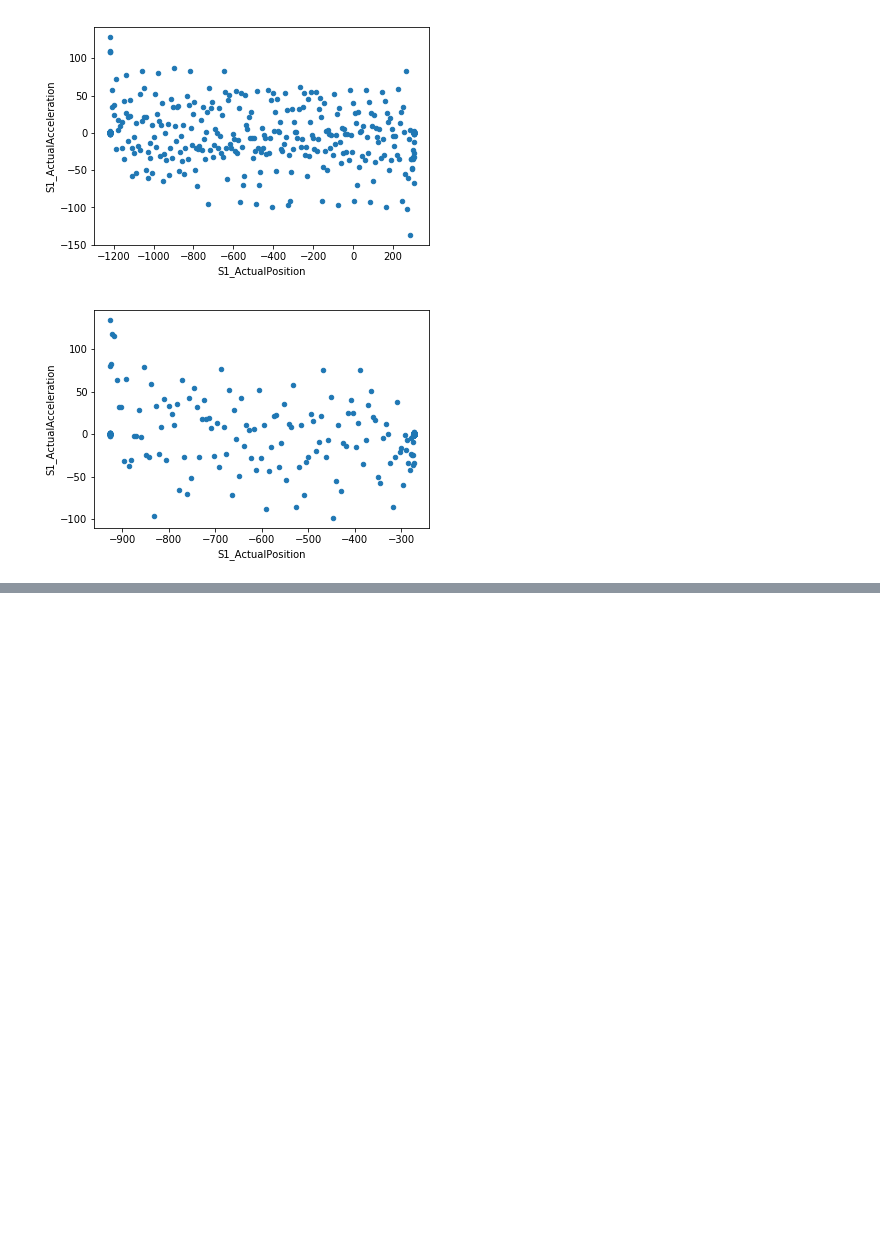
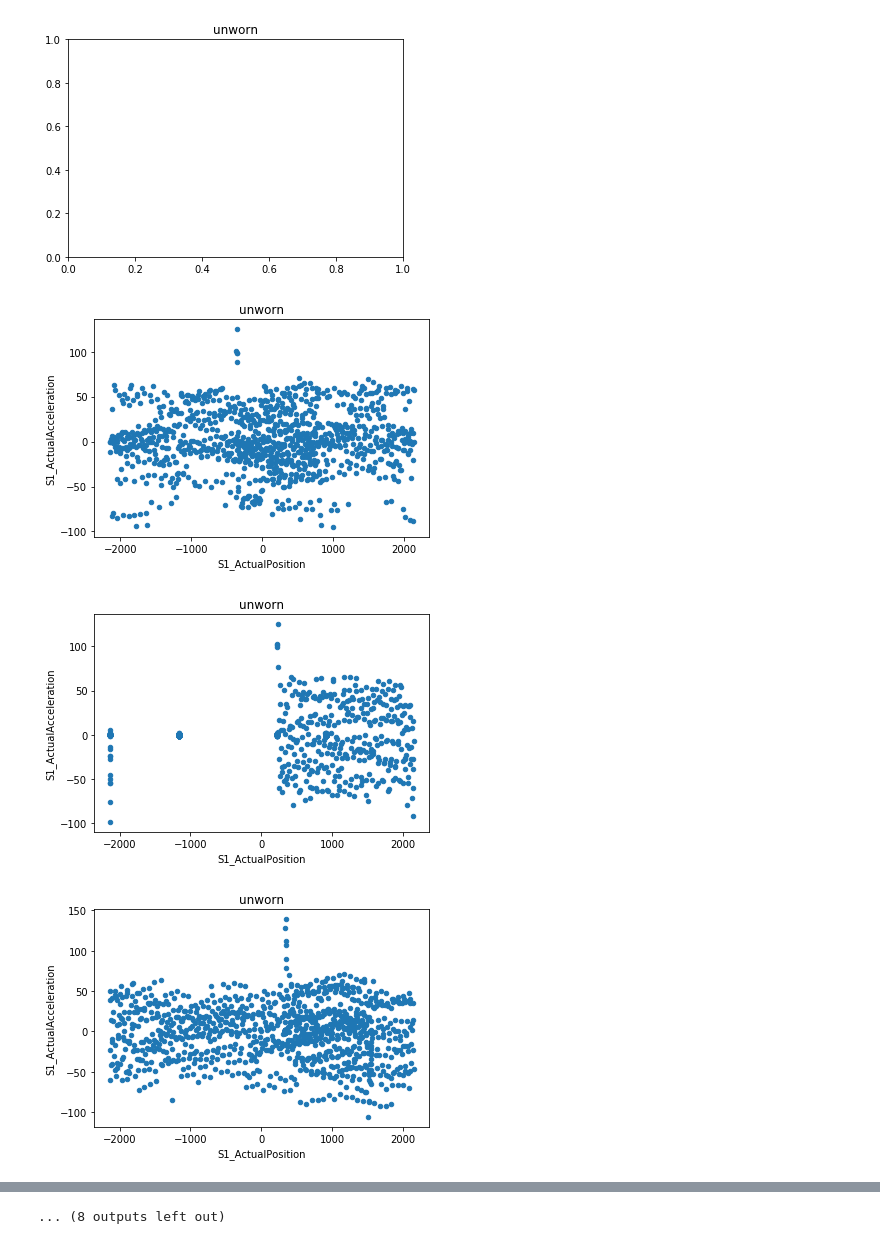
Before and after one commit to admin-create/DrillBitMonitor, a Jupyter notebook: nn.ipynb, the cells around one changed output, grey strips where cells are left out. Drawn from its saved outputs; the diff is of its cells as text; code cells hidden in the pictures; blank space fills up the shorter version.

Commit message:
Add files via upload
unworn and worn tools chart based on position and accelaration

```diff
--- a/nn.ipynb
+++ b/nn.ipynb
@@ -40,12 +40,16 @@ class Spindle_Motor_Graphs():
            5:'S1_CommandVelocity',6:'S1_CommandAcceleration',7:'S1_CurrentFeedback',8:'S1_DCBusVoltage',
            9:'S1_OutputCurrent',10:'S1_OutputVoltage',11:'S1_OutputPower'}
         for i in range(0,len(self._files)):
-            if self._conditions[i]=='worn' and self._machine_finalized[i] =='no':
+            if self._conditions[i]=='worn':
                 self._path = self._files[i]
                 df = self.dataframe()
+                plt.title('worn')
                 df.plot(kind='scatter', x=l[1], y=l[3])
-                print('Worn tool and machine did not finish: graph compares spindle acceleration and position')
-
+            elif self._conditions[i]=='unworn':
+                self._path = self._files[i]
+                df = self.dataframe()
+                plt.title('unworn')
+                df.plot(kind='scatter', x=l[1], y=l[3])
 
 
 """Import train.csv"""
@@ -191,2 +195,4 @@ Epoch 10/10
-[figure, old version]
+[figure, new version]
-[figure, old version]
+[figure, new version]
+[figure, added]
+[figure, added]
@@ -192,0 +206 @@ Epoch 10/10
+... (8 outputs left out)
```
Also changed, not shown: parts of 1 cell of this notebook.
